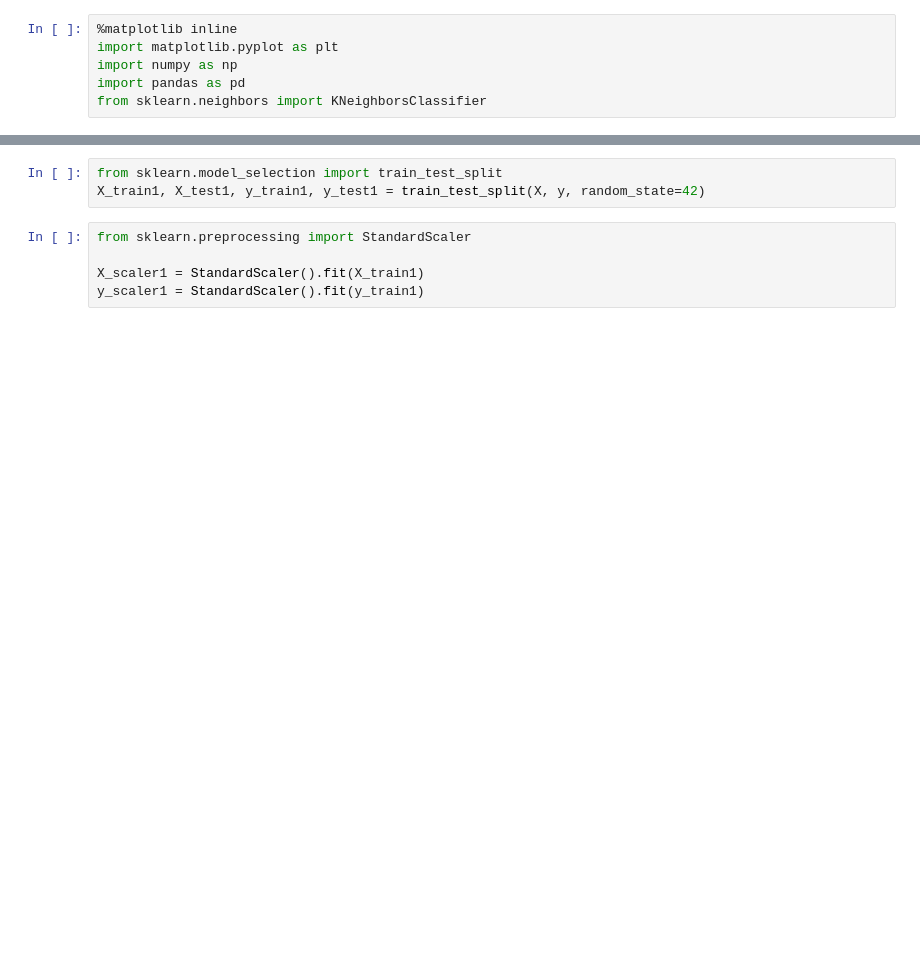
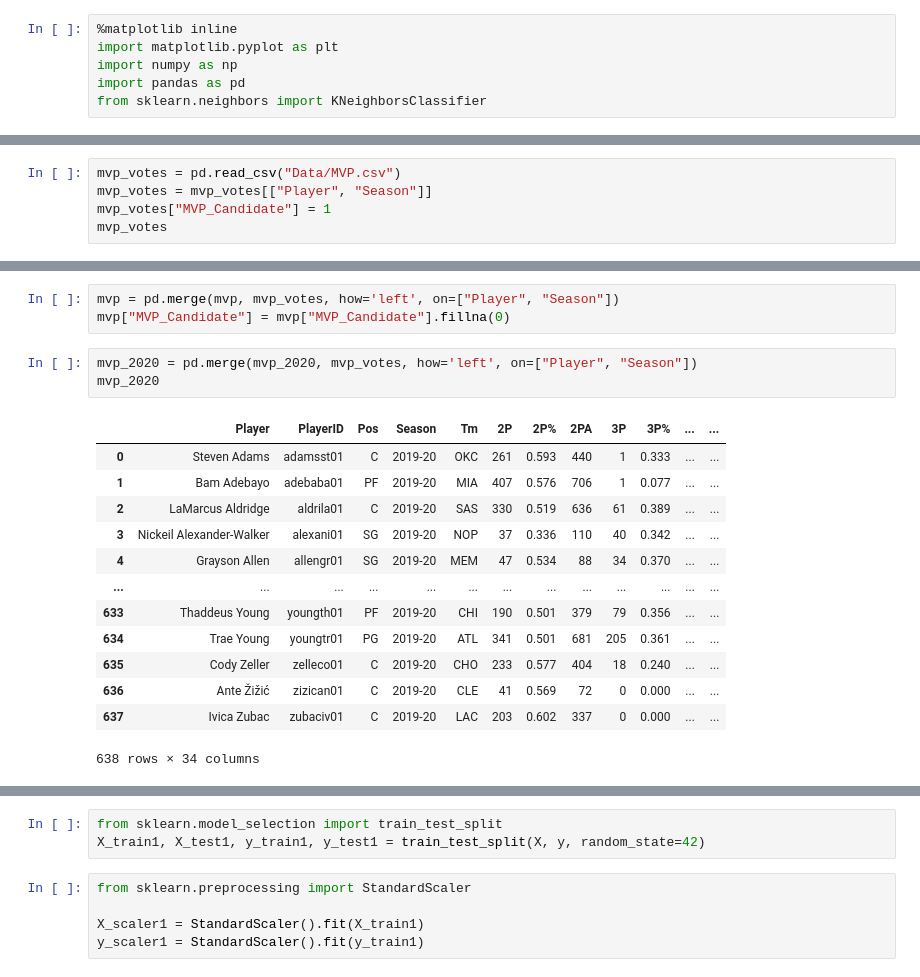
Before and after one commit to RU-DataScience-Group5/BasketballML, a Jupyter notebook: AllPlayerMVP_KNN_Predictions.ipynb, the cells around one changed output, grey strips where cells are left out. Drawn from its saved outputs; the diff is of its cells as text; blank space fills up the shorter version.

```diff
--- a/AllPlayerMVP_KNN_Predictions.ipynb
+++ b/AllPlayerMVP_KNN_Predictions.ipynb
@@ -24,3 +25,8 @@ mvp_2020
 | 11716 | Ante Žižić | zizican01 | C | 2019-20 | CLE | 41 | 0.569 | 72 | 0 | 0.000 | ... | ... |
 | 11717 | Ivica Zubac | zubaciv01 | C | 2019-20 | LAC | 203 | 0.602 | 337 | 0 | 0.000 | ... | ... |
 638 rows × 33 columns
+# %%
+mvp_votes = pd.read_csv("Data/MVP.csv")
+mvp_votes = mvp_votes[["Player", "Season"]]
+mvp_votes["MVP_Candidate"] = 1
+mvp_votes
@@ -26,0 +47,20 @@ mvp_2020
+# %%
+mvp = pd.merge(mvp, mvp_votes, how='left', on=["Player", "Season"])
+mvp["MVP_Candidate"] = mvp["MVP_Candidate"].fillna(0)
+# %%
+mvp_2020 = pd.merge(mvp_2020, mvp_votes, how='left', on=["Player", "Season"])
+mvp_2020
+# %% [output]
+|  | Player | PlayerID | Pos | Season | Tm | 2P | 2P% | 2PA | 3P | 3P% | ... | ... |
+| 0 | Steven Adams | adamsst01 | C | 2019-20 | OKC | 261 | 0.593 | 440 | 1 | 0.333 | ... | ... |
+| 1 | Bam Adebayo | adebaba01 | PF | 2019-20 | MIA | 407 | 0.576 | 706 | 1 | 0.077 | ... | ... |
+| 2 | LaMarcus Aldridge | aldrila01 | C | 2019-20 | SAS | 330 | 0.519 | 636 | 61 | 0.389 | ... | ... |
+| 3 | Nickeil Alexander-Walker | alexani01 | SG | 2019-20 | NOP | 37 | 0.336 | 110 | 40 | 0.342 | ... | ... |
+| 4 | Grayson Allen | allengr01 | SG | 2019-20 | MEM | 47 | 0.534 | 88 | 34 | 0.370 | ... | ... |
+| ... | ... | ... | ... | ... | ... | ... | ... | ... | ... | ... | ... | ... |
+| 633 | Thaddeus Young | youngth01 | PF | 2019-20 | CHI | 190 | 0.501 | 379 | 79 | 0.356 | ... | ... |
+| 634 | Trae Young | youngtr01 | PG | 2019-20 | ATL | 341 | 0.501 | 681 | 205 | 0.361 | ... | ... |
+| 635 | Cody Zeller | zelleco01 | C | 2019-20 | CHO | 233 | 0.577 | 404 | 18 | 0.240 | ... | ... |
+| 636 | Ante Žižić | zizican01 | C | 2019-20 | CLE | 41 | 0.569 | 72 | 0 | 0.000 | ... | ... |
+| 637 | Ivica Zubac | zubaciv01 | C | 2019-20 | LAC | 203 | 0.602 | 337 | 0 | 0.000 | ... | ... |
+638 rows × 34 columns
```
Also changed, not shown: parts of 21 cells of this notebook.
